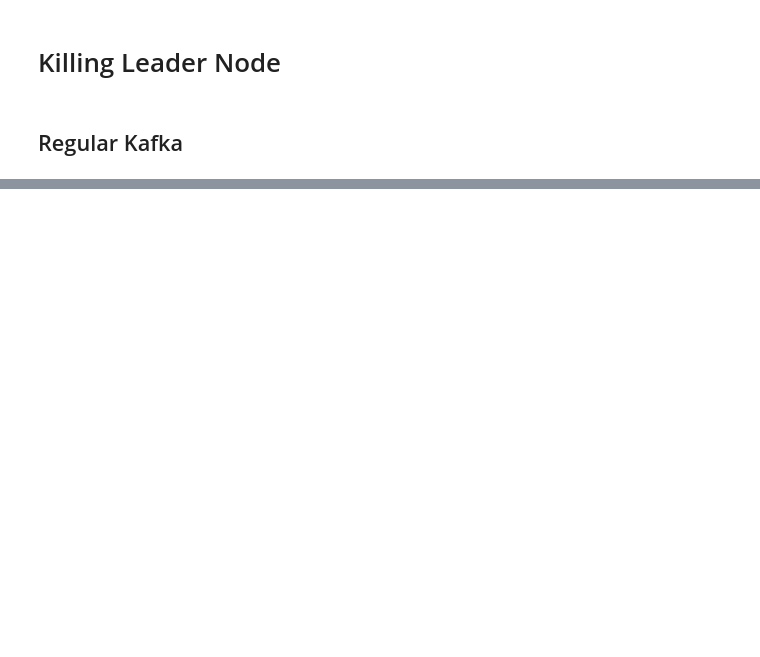
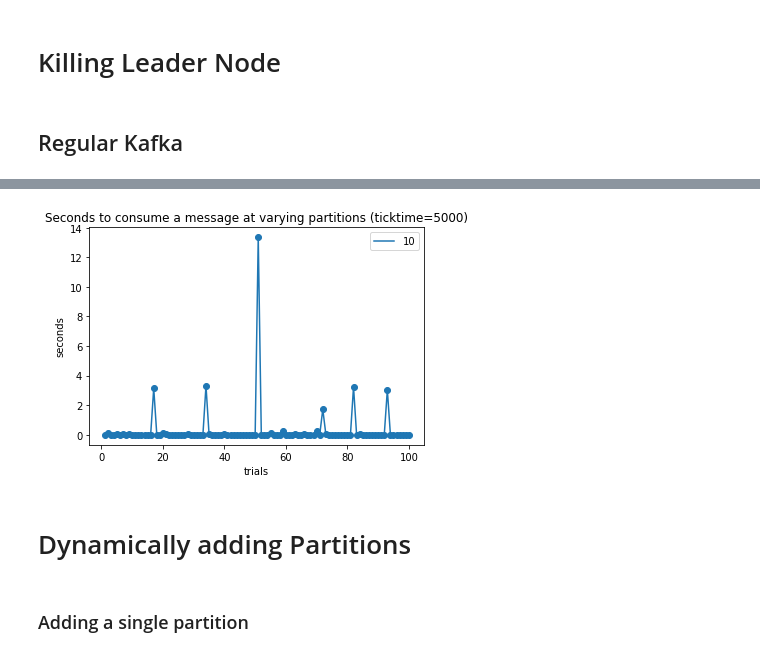
Before and after one commit to aadityaganapathy/uReplicator, a Jupyter notebook: bin/performance.py.ipynb, the cells around one changed output, grey strips where cells are left out. Saved outputs shown, nothing was run; the diff lists cells and outputs as text; code cells hidden in the pictures; blank space fills up the shorter version.

```diff
--- a/bin/performance.py.ipynb
+++ b/bin/performance.py.ipynb
@@ -130,0 +229,19 @@ def run_consumer():
+# %%
+results_kill_one_10_5000 = results_kill_one_10_5000.loc[1:]
+
+results_kill_one_10_5000['index'] = results_kill_one_10_5000.index
+
+plt.scatter(results_kill_one_10_5000['index'], results_kill_one_10_5000['time_taken'])
+plt.plot(results_kill_one_10_5000['index'], results_kill_one_10_5000['time_taken'])
+
+plt.legend(['10'])
+
+# max_val = results['time_taken'].max()
+plt.title('Seconds to consume a message at varying partitions (ticktime=5000)')
+plt.xlabel('trials')
+plt.ylabel('seconds')
+plt.show()
+# %% [output]
+[figure, added]
+# %% [markdown]
+<h1>Dynamically adding Partitions</h1>
@@ -130,0 +274,2 @@ def run_consumer():
+# %% [markdown]
+<h3>Adding a single partition</h3>
```
Also changed, not shown: parts of 44 cells of this notebook.
